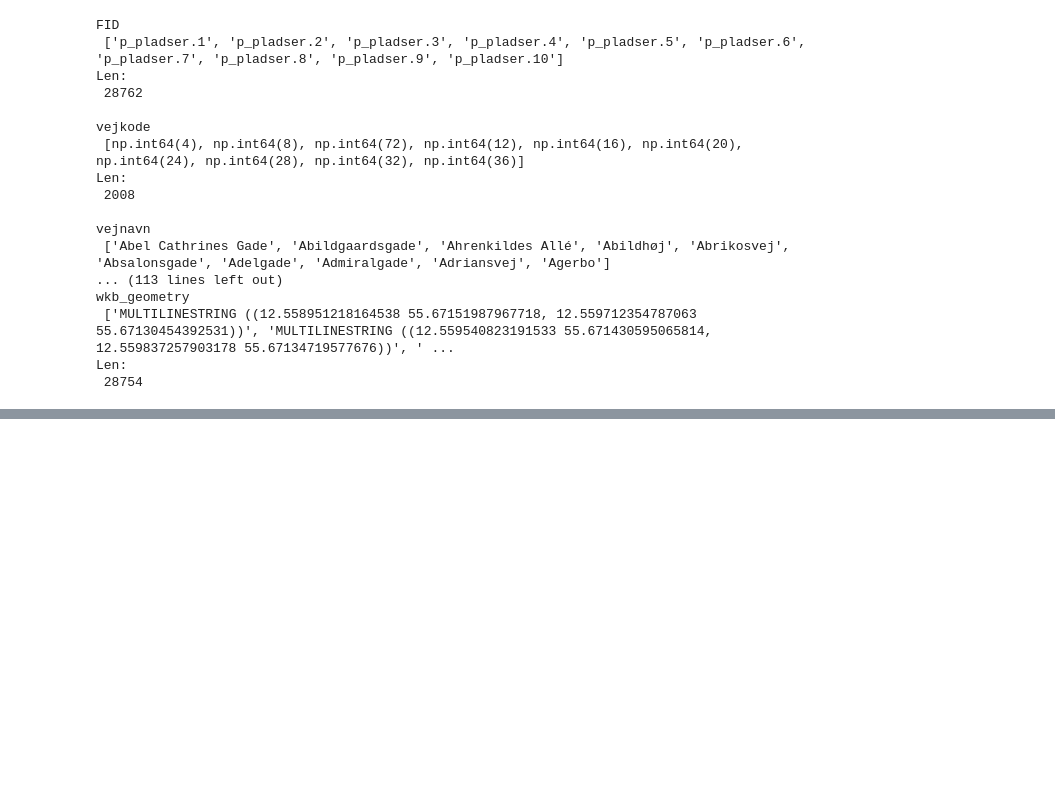
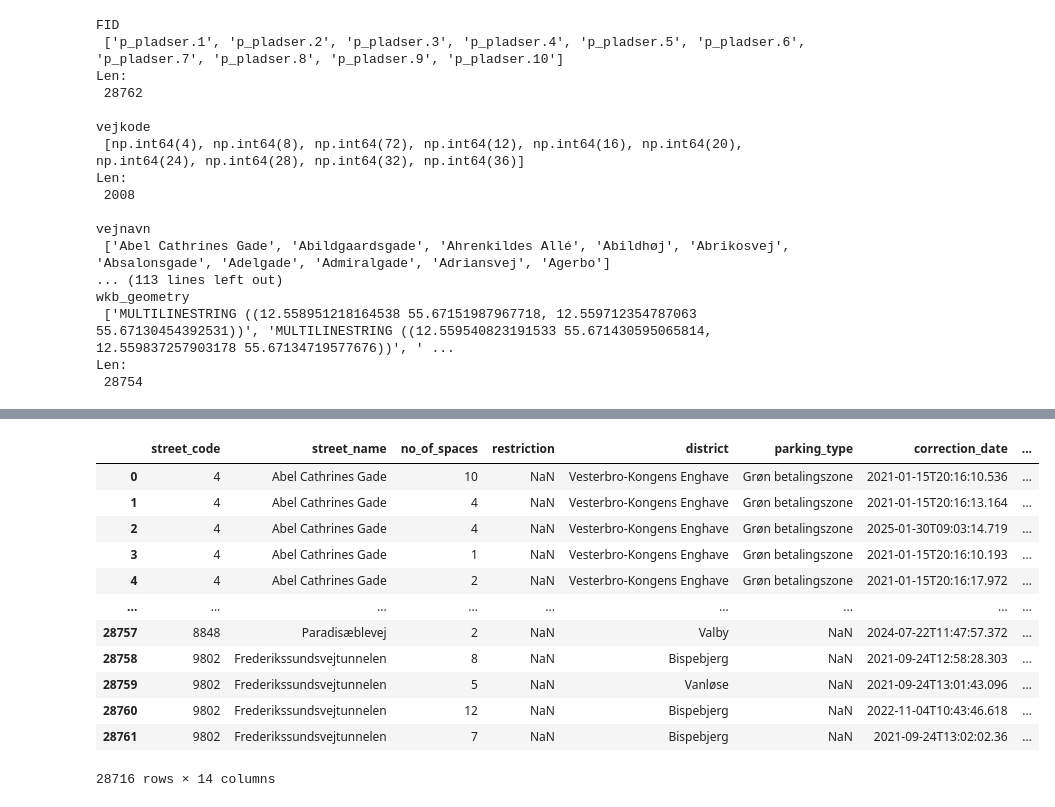
Before and after one commit to AleksandarLukic96/02806_Social_Data, a Jupyter notebook: Project/Data_overview_Parkingspaces.ipynb, the cells around one changed output, grey strips where cells are left out. Drawn from its saved outputs; the diff is of its cells as text; code cells hidden in the pictures; blank space fills up the shorter version.

```diff
--- a/Project/Data_overview_Parkingspaces.ipynb
+++ b/Project/Data_overview_Parkingspaces.ipynb
@@ -127,0 +131,33 @@ df_dropped = df_dropped.dropna(subset=[
+# %%
+# Rename columns to English and more specific naming
+cols_rename = {
+    "vejkode": "street_code",
+    "vejnavn": "street_name",
+    "antal_pladser": "no_of_spaces",
+    "restriktion": "restriction",
+    "bydel": "district",
+    "p_ordning": "parking_type",
+    "rettelsedato": "correction_date",
+    "oprettelsesdato": "creation_date",
+    "restriktionstype": "restriction_type",
+    "restriktionstekst": "restriction_text",
+    "aendring_p_ordning": "changed_parking_type",
+}
+
+df_renamed = df_dropped.copy()
+df_renamed.rename(columns=cols_rename, inplace=True)
+
+#--------------------------------------------------------------------------
+# Convert to bool values and fill NaN with False
+df_renamed["restriction"] = df_renamed["restriction"].fillna(False)
+df_renamed["restriction"] = df_renamed["restriction"].map({"ja": True, "nej": False})
+
+#--------------------------------------------------------------------------
+# Define the conversion dictionary
+convert_dict = {
+    "no_of_spaces": int,
+    "restriction": bool
+}
+
+# Convert columns using the dictionary
+df_renamed = df_renamed.astype(convert_dict)
@@ -138,0 +203,18 @@ df_dropped["wkb_geometry"][0]
+# %%
+# Manual extraction of years from creation and correction date columns
+df_renamed["creation_year"] = df_renamed["creation_date"].str.slice(0, 4).astype(int)
+df_renamed["correction_year"] = df_renamed["correction_date"].str.slice(0, 4).astype(int)
+# %% [output]
+|  | street_code | street_name | no_of_spaces | restriction | district | parking_type | correction_date | ... |
+| 0 | 4 | Abel Cathrines Gade | 10 | NaN | Vesterbro-Kongens Enghave | Grøn betalingszone | 2021-01-15T20:16:10.536 | ... |
+| 1 | 4 | Abel Cathrines Gade | 4 | NaN | Vesterbro-Kongens Enghave | Grøn betalingszone | 2021-01-15T20:16:13.164 | ... |
+| 2 | 4 | Abel Cathrines Gade | 4 | NaN | Vesterbro-Kongens Enghave | Grøn betalingszone | 2025-01-30T09:03:14.719 | ... |
+| 3 | 4 | Abel Cathrines Gade | 1 | NaN | Vesterbro-Kongens Enghave | Grøn betalingszone | 2021-01-15T20:16:10.193 | ... |
+| 4 | 4 | Abel Cathrines Gade | 2 | NaN | Vesterbro-Kongens Enghave | Grøn betalingszone | 2021-01-15T20:16:17.972 | ... |
+| ... | ... | ... | ... | ... | ... | ... | ... | ... |
+| 28757 | 8848 | Paradisæblevej | 2 | NaN | Valby | NaN | 2024-07-22T11:47:57.372 | ... |
+| 28758 | 9802 | Frederikssundsvejtunnelen | 8 | NaN | Bispebjerg | NaN | 2021-09-24T12:58:28.303 | ... |
+| 28759 | 9802 | Frederikssundsvejtunnelen | 5 | NaN | Vanløse | NaN | 2021-09-24T13:01:43.096 | ... |
+| 28760 | 9802 | Frederikssundsvejtunnelen | 12 | NaN | Bispebjerg | NaN | 2022-11-04T10:43:46.618 | ... |
+| 28761 | 9802 | Frederikssundsvejtunnelen | 7 | NaN | Bispebjerg | NaN | 2021-09-24T13:02:02.36 | ... |
+28716 rows × 14 columns
```
Also changed, not shown: parts of 14 cells of this notebook.
